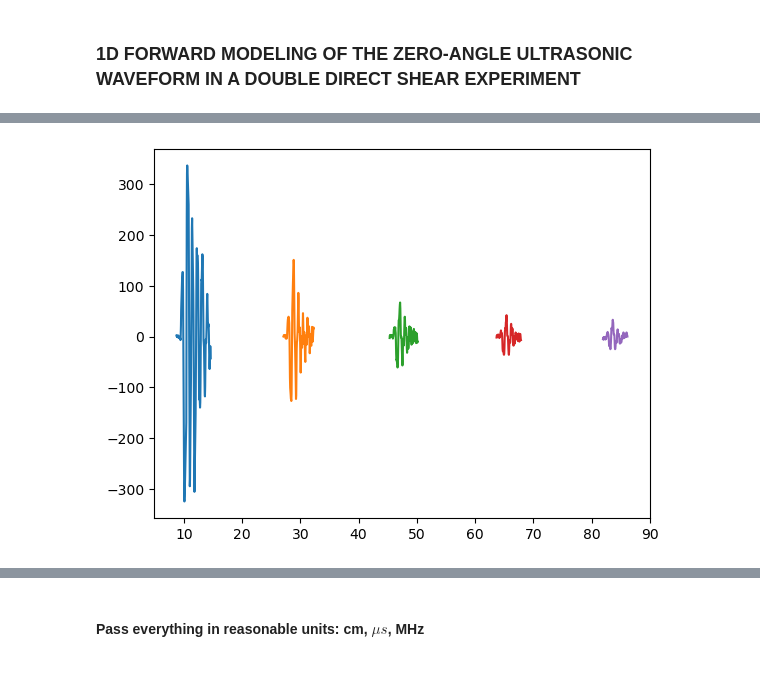
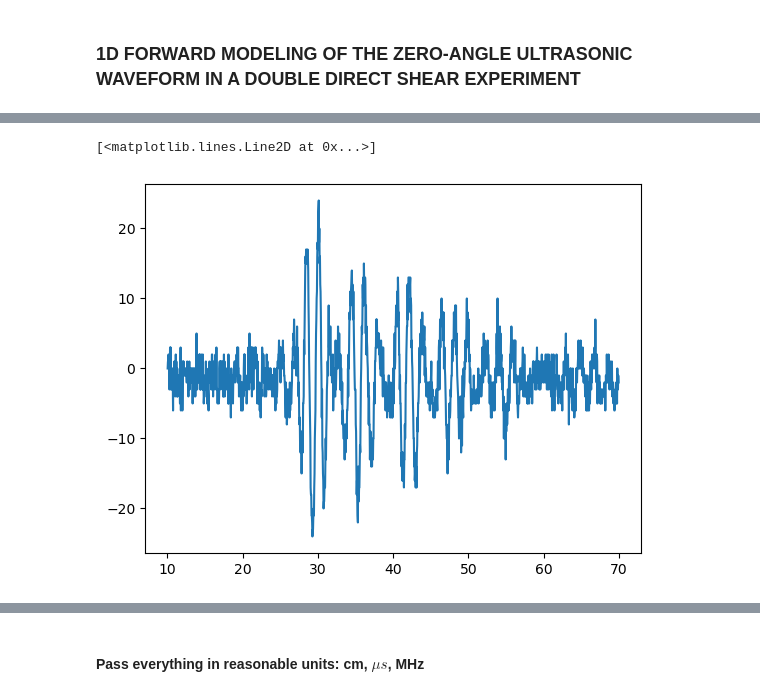
Before and after one commit to Bic10/lab_UW, a Jupyter notebook: forward_modeling.ipynb, the cells around one changed output, grey strips where cells are left out. Drawn from its saved outputs; the diff is of its cells as text; code cells hidden in the pictures.

```diff
--- a/forward_modeling.ipynb
+++ b/forward_modeling.ipynb
@@ -197,3 +247,8 @@ PROCESSING UW DATA IN /home/michele/Desktop/Dottorato/active_source_implementati
+# %%
+plt.plot(t_OBS,data_OBS[100])
+# %% [output]
+[<matplotlib.lines.Line2D at 0x...>]
+[figure, added]
 # %%
 # Load the pulse waveform: it is going to be our time source function
 machine_name = "on_bench"
@@ -212,14 +267,9 @@ for pulse_path in sorted(infile_path_list_pulse):
     pulse_list.append(pulse)
     pulse_metadata_list.append(pulse_metadata)
     t_pulse_list.append(t_pulse)
-    plt.plot(t_pulse, pulse)
+    # plt.plot(t_pulse, pulse)
 
 time_span = min(time_span)
-# idcut = 17
-# pulse = pulse[17:]
-# t_pulse = t_pulse[17:]
-# %% [output]
-[figure, removed]
 # %%
 # FREQUENCY LOW PASS:
 # reduce computation time
```
Also changed, not shown: parts of 17 cells of this notebook.
